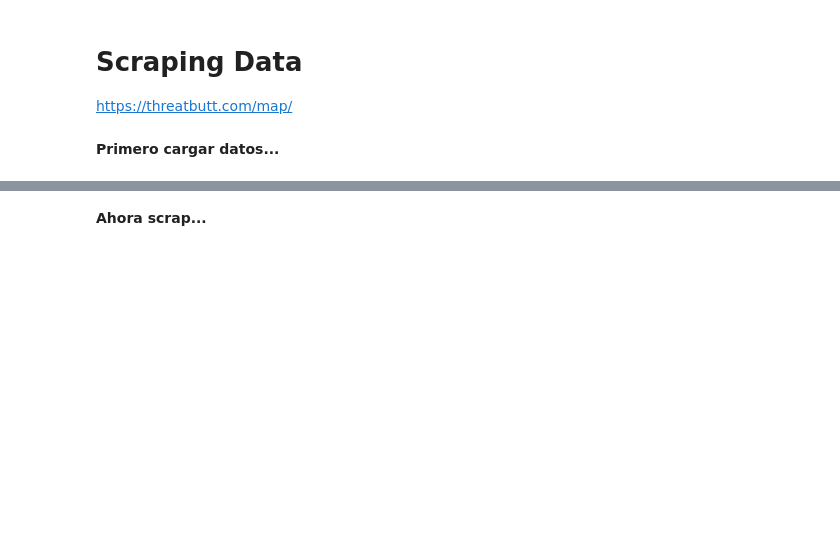
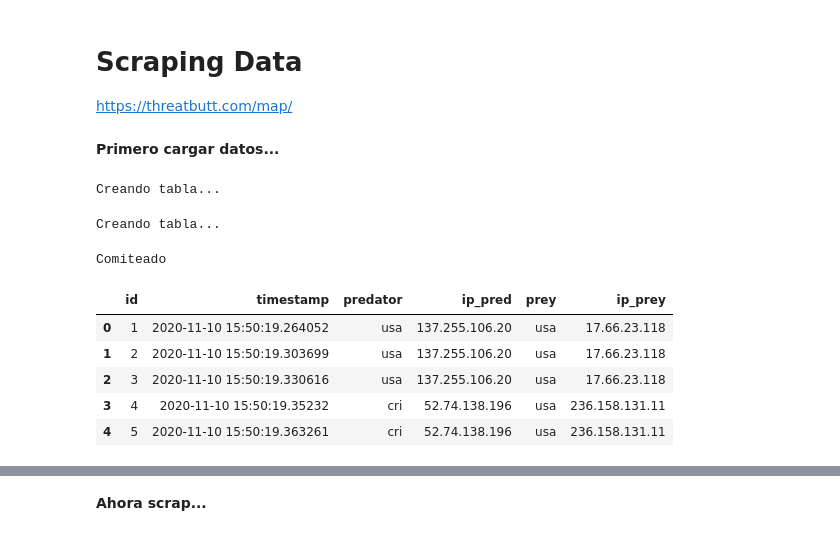
Before and after one commit to Ironhack-Data-Madrid-Enero-2021/Classroom-Materials, a Jupyter notebook: week_11/w11_d2 - ETL 2 (ciberataques).ipynb, the cells around one changed output, grey strips where cells are left out. Drawn from its saved outputs; the diff is of its cells as text; code cells hidden in the pictures; blank space fills up the shorter version.

```diff
--- a/week_11/w11_d2 - ETL 2 (ciberataques).ipynb
+++ b/week_11/w11_d2 - ETL 2 (ciberataques).ipynb
@@ -212,5 +232,40 @@ En este caso se puede observar como el comportamiento deja de ser periódico. El
 # Scraping Data
 
 https://threatbutt.com/map/
+# %%
+from lib.sql_db import ToSQL
+from sqlalchemy import create_engine, Column, Integer, Float, Text, DDL
+from sqlalchemy.orm import sessionmaker
+from sqlalchemy.ext.declarative import declarative_base
+
+import pandas as pd
+pd.set_option('display.max_columns', None)
+import time
+import warnings
+warnings.simplefilter('ignore')
+
+from selenium import webdriver
+from selenium.webdriver.chrome.options import Options
+
+from pyvirtualdisplay import Display  # elimina publicidad, o contenido multimedia, y el browser de selenium
 # %% [markdown]
 **Primero cargar datos...**
+# %%
+#!sudo -u usuario createdb cyber
+
+SCHEMA='cyber'
+
+str_conn=f'postgresql+psycopg2://iudh:password@localhost:5432/{SCHEMA}'
+# %%
+Base=declarative_base()
+
+class Geo_ip(Base):
+    __tablename__='Geo_ip'
+    __table_args={'schema':SCHEMA}
+
+    id=Column(Integer(), primary_key=True, autoincrement=True)
+    timestamp=Column(Text())
+    predator=Column(Text())
+    ip_pred=Column(Text())
+    prey=Column(Text())
+    ip_prey=Column(Text())
@@ -216,0 +283,25 @@ https://threatbutt.com/map/
+# %%
+sql_ip=ToSQL(str_conn, SCHEMA, Geo_ip)
+sql_ip.borra_tablas()
+sql_ip.crea_tablas()
+# %% [output]
+Creando tabla...
+# %%
+sql_geo=ToSQL(str_conn, SCHEMA, Geo)
+sql_geo.borra_tablas()
+sql_geo.crea_tablas()
+# %% [output]
+Creando tabla...
+# %%
+df_geo_ip=pd.read_json('../datasets/geo_ip.json').drop(columns=['_id'])
+
+sql_ip.rellena_tablas(df_geo_ip)
+sql_ip.show_df().head()
+# %% [output]
+Comiteado
+|  | id | timestamp | predator | ip_pred | prey | ip_prey |
+| 0 | 1 | 2020-11-10 15:50:19.264052 | usa | 137.255.106.20 | usa | 17.66.23.118 |
+| 1 | 2 | 2020-11-10 15:50:19.303699 | usa | 137.255.106.20 | usa | 17.66.23.118 |
+| 2 | 3 | 2020-11-10 15:50:19.330616 | usa | 137.255.106.20 | usa | 17.66.23.118 |
+| 3 | 4 | 2020-11-10 15:50:19.35232 | cri | 52.74.138.196 | usa | 236.158.131.11 |
+| 4 | 5 | 2020-11-10 15:50:19.363261 | cri | 52.74.138.196 | usa | 236.158.131.11 |
```
Also changed, not shown: parts of 9 cells of this notebook.
